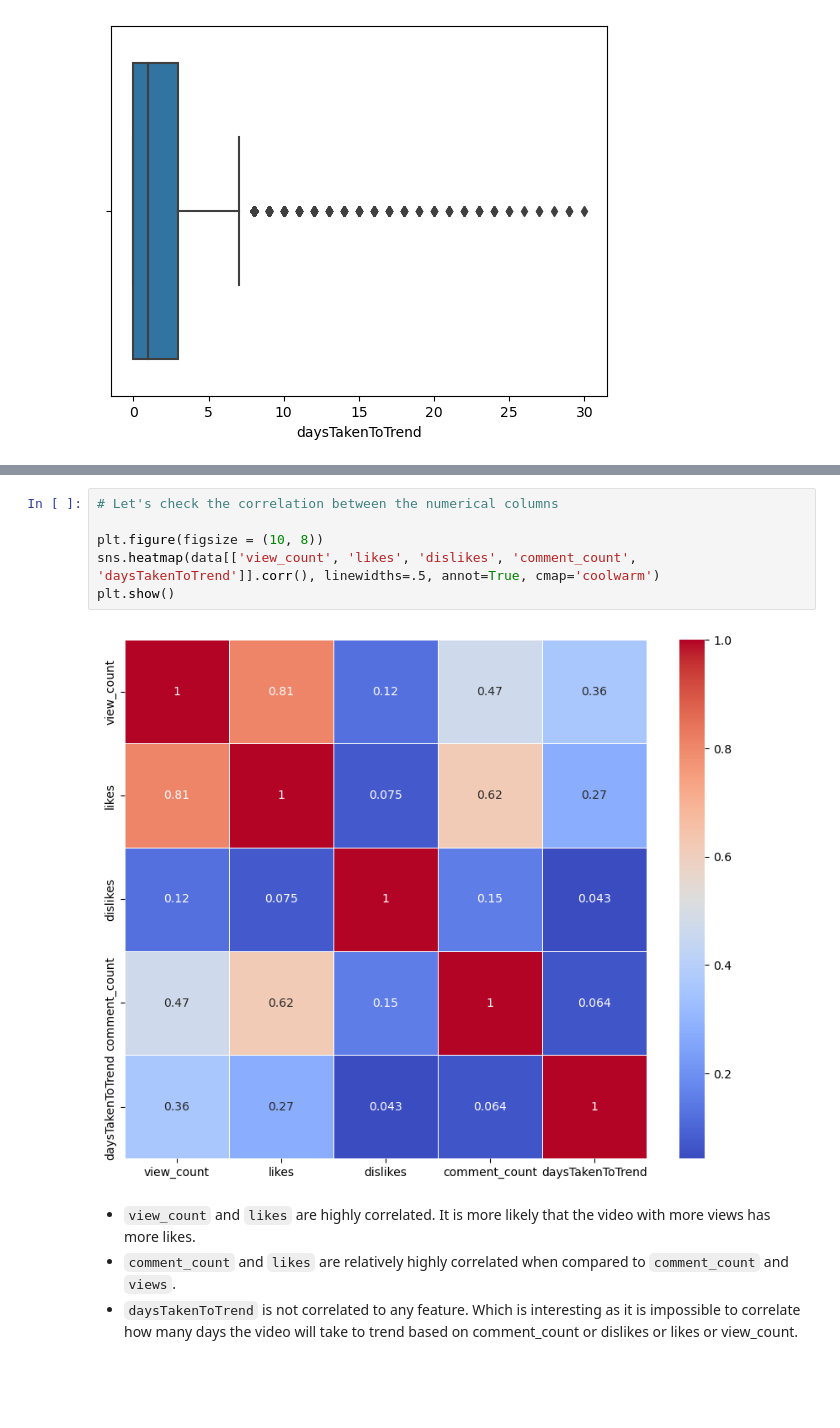
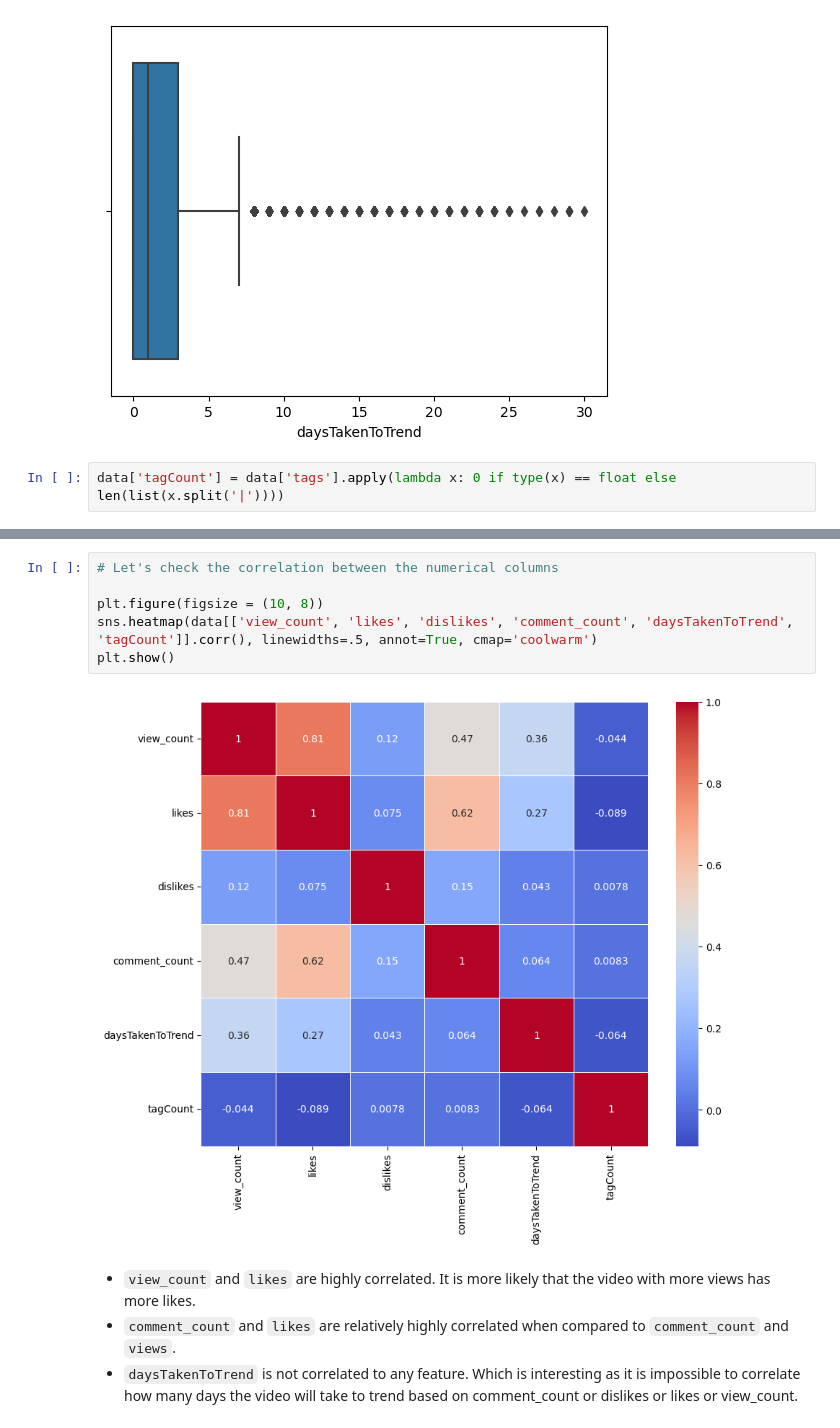
Before and after one commit to VamshiKrishna-1/Youtube_Video_Analysis_and_Prediction, a Jupyter notebook: FinalProject606.ipynb, the cells around one changed output, grey strips where cells are left out. Drawn from its saved outputs; the diff is of its cells as text; blank space fills up the shorter version.

```diff
--- a/FinalProject606.ipynb
+++ b/FinalProject606.ipynb
@@ -229,3 +229,5 @@ sns.boxplot(data['daysTakenToTrend'])
 plt.show()
 # %% [output]
 [figure]
+# %%
+data['tagCount'] = data['tags'].apply(lambda x: 0 if type(x) == float else len(list(x.split('|'))))
@@ -232,11 +240,11 @@ plt.show()
 # %%
 # Let's check the correlation between the numerical columns
 
 plt.figure(figsize = (10, 8))
-sns.heatmap(data[['view_count', 'likes', 'dislikes', 'comment_count', 'daysTakenToTrend']].corr(), linewidths=.5, annot=True, cmap='coolwarm')
+sns.heatmap(data[['view_count', 'likes', 'dislikes', 'comment_count', 'daysTakenToTrend', 'tagCount']].corr(), linewidths=.5, annot=True, cmap='coolwarm')
 plt.show()
 # %% [output]
-[figure, old version]
+[figure, new version]
 # %% [markdown]
 - `view_count` and `likes` are highly correlated. It is more likely that the video with more views has more likes.
 - `comment_count` and `likes` are relatively highly correlated when compared to `comment_count` and `views`.
```
Also changed, not shown: parts of 10 cells of this notebook.
